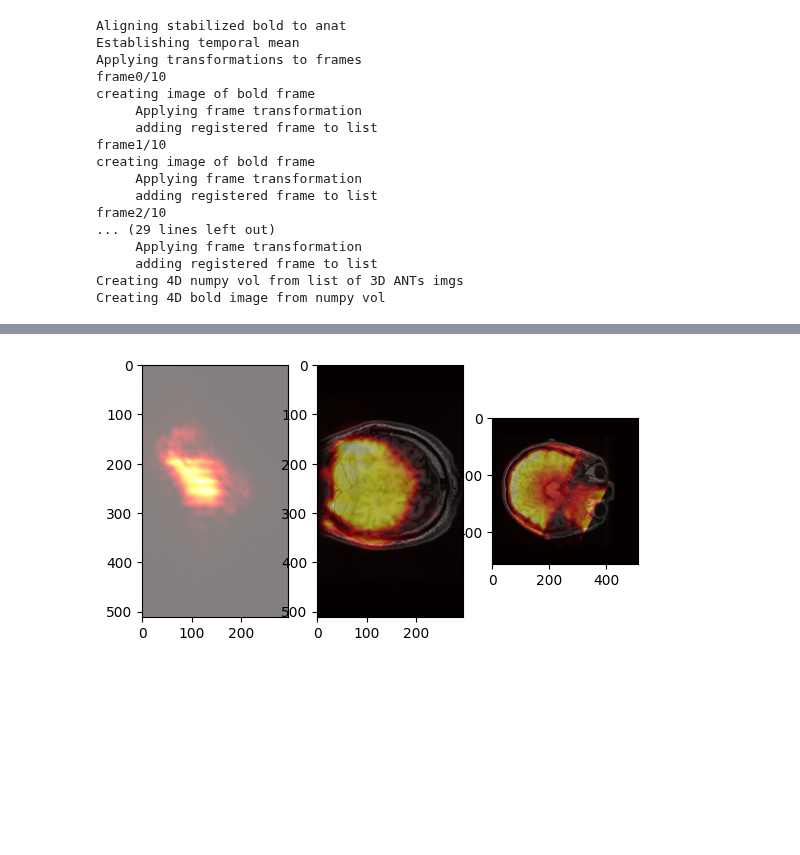
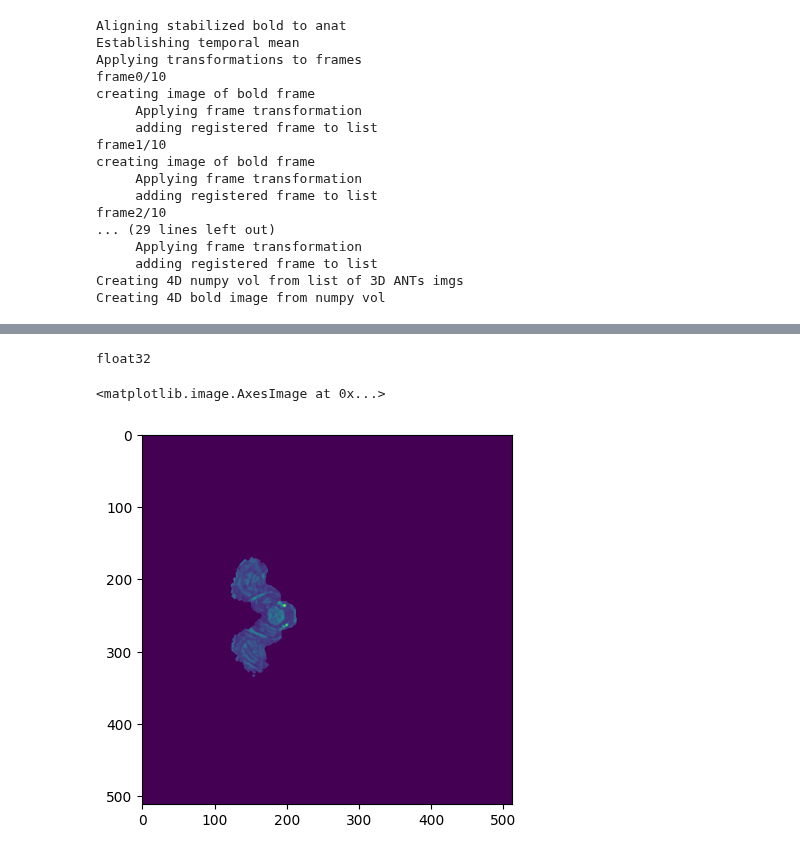
Before and after one commit to joachimbbp/neurovolume, a Jupyter notebook: src/neurovolume/manually_align.ipynb, the cells around one changed output, grey strips where cells are left out. Saved outputs shown, nothing was run; the diff lists cells and outputs as text; code cells hidden in the pictures; blank space fills up the shorter version.

```diff
--- a/src/neurovolume/manually_align.ipynb
+++ b/src/neurovolume/manually_align.ipynb
@@ -385,4 +354,16 @@ ANTsImage (LPI)
-# %%
-compare_bold_alignment(registered_BOLD.numpy(), t1_image.numpy())
-# %% [output]
-[figure, removed]
+# %%
+bold_frame = registered_BOLD.numpy()[:,:,200,5]
+# %%
+print(bold_frame.dtype)
+# %% [output]
+float32
+# %%
+thresh = 40000
+# %%
+layered = np.where(bold_frame > thresh, bold_frame, isolated_t1.numpy()[:,:,10])
+# %%
+plt.imshow(layered)
+#note quite...
+# %% [output]
+<matplotlib.image.AxesImage at 0x...>
+[figure, added]
```
Also changed, not shown: parts of 11 cells of this notebook.
